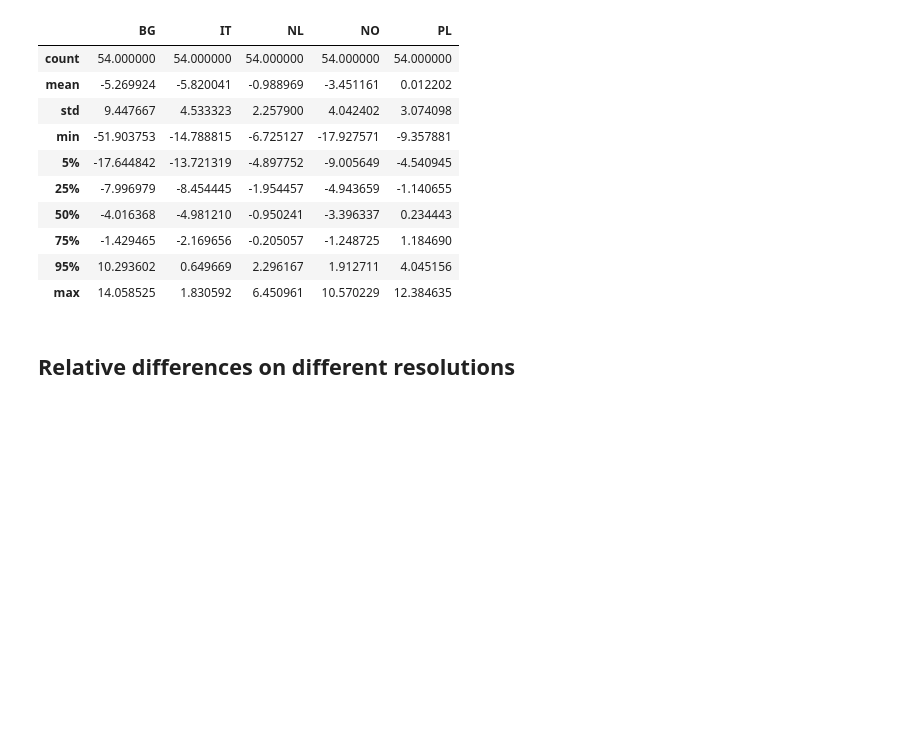
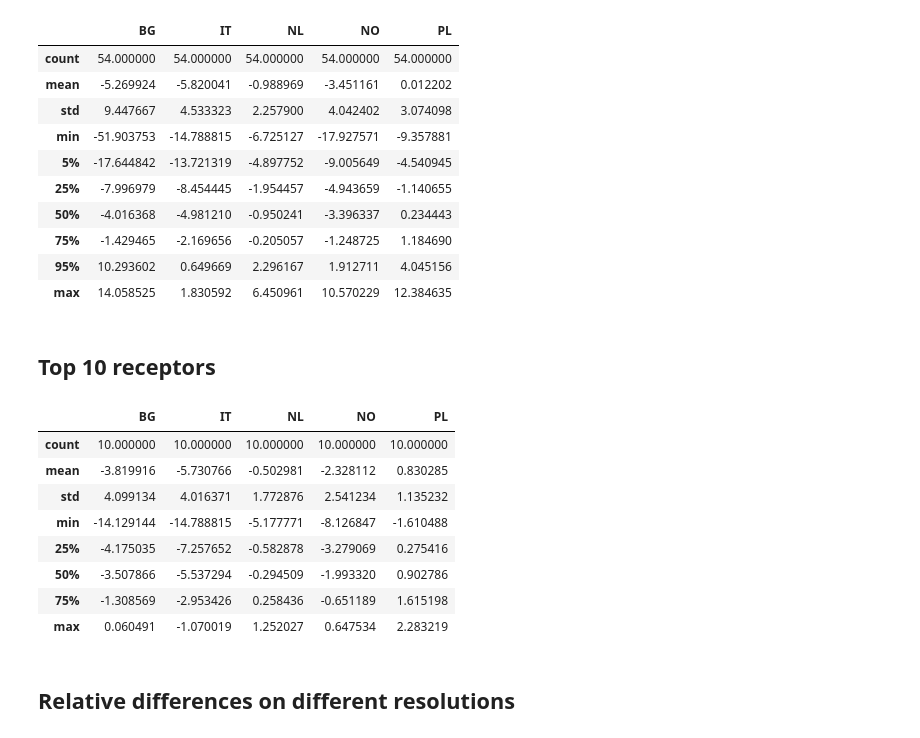
Before and after one commit to avaldebe/pynb, a Jupyter notebook: EMEP/Status2018/sr_analysis.ipynb, the cells around one changed output. Cells and saved outputs as stored; diff of their text form; code cells hidden in the pictures; blank space fills up the shorter version.

```diff
--- a/EMEP/Status2018/sr_analysis.ipynb
+++ b/EMEP/Status2018/sr_analysis.ipynb
@@ -116,6 +116,31 @@ percent.describe(percentiles=[0.05,.25,0.50,0.75,0.95])
 | 75% | -1.429465 | -2.169656 | -0.205057 | -1.248725 | 1.184690 |
 | 95% | 10.293602 | 0.649669 | 2.296167 | 1.912711 | 4.045156 |
 | max | 14.058525 | 1.830592 | 6.450961 | 10.570229 | 12.384635 |
+# %% [markdown]
+## Top 10 receptors
+# %%
+def get_top10(comp, res, ntop=10, df=tables, ref='0101'):
+    """
+    Relative difference [%] to the top 10 receptors
+    on the refence run ('0101' by default).
+    """
+    def top10(src):
+        top = df.loc[comp,ref,:][src].nlargest(ntop)
+        return (1-df.loc[comp,res,:][src].loc[top.index]/top)*100
+
+    return pd.DataFrame({src:top10(src) for src in df})
+
+get_top10('reduced_nitrogen','0302').describe()
+# %% [output]
+|  | BG | IT | NL | NO | PL |
+| count | 10.000000 | 10.000000 | 10.000000 | 10.000000 | 10.000000 |
+| mean | -3.819916 | -5.730766 | -0.502981 | -2.328112 | 0.830285 |
+| std | 4.099134 | 4.016371 | 1.772876 | 2.541234 | 1.135232 |
+| min | -14.129144 | -14.788815 | -5.177771 | -8.126847 | -1.610488 |
+| 25% | -4.175035 | -7.257652 | -0.582878 | -3.279069 | 0.275416 |
+| 50% | -3.507866 | -5.537294 | -0.294509 | -1.993320 | 0.902786 |
+| 75% | -1.308569 | -2.953426 | 0.258436 | -0.651189 | 1.615198 |
+| max | 0.060491 | -1.070019 | 1.252027 | 0.647534 | 2.283219 |
 # %% [markdown]
 ## Relative differences on different resolutions
 # %%
```
Also changed, not shown: parts of 2 cells of this notebook.
